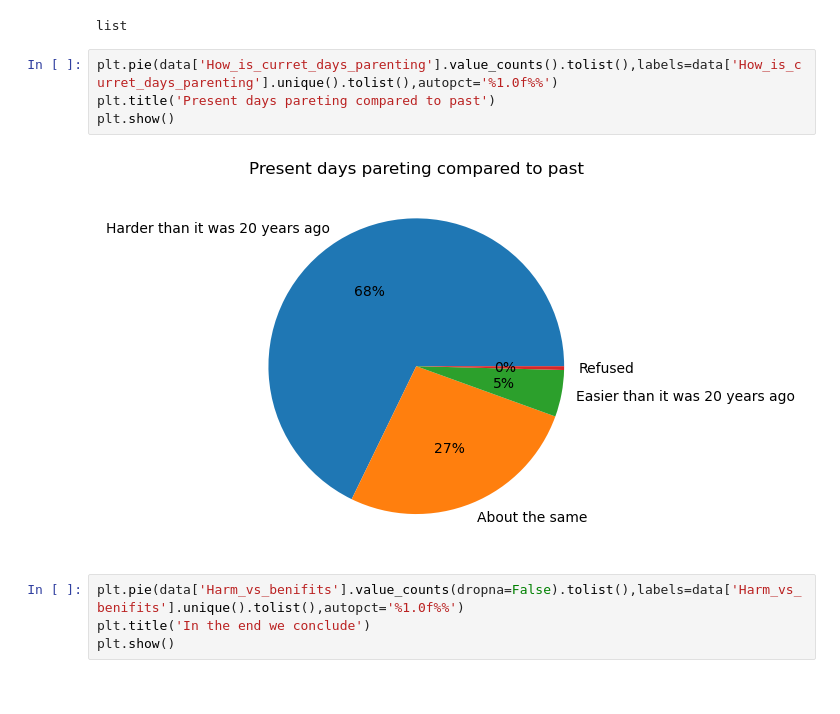
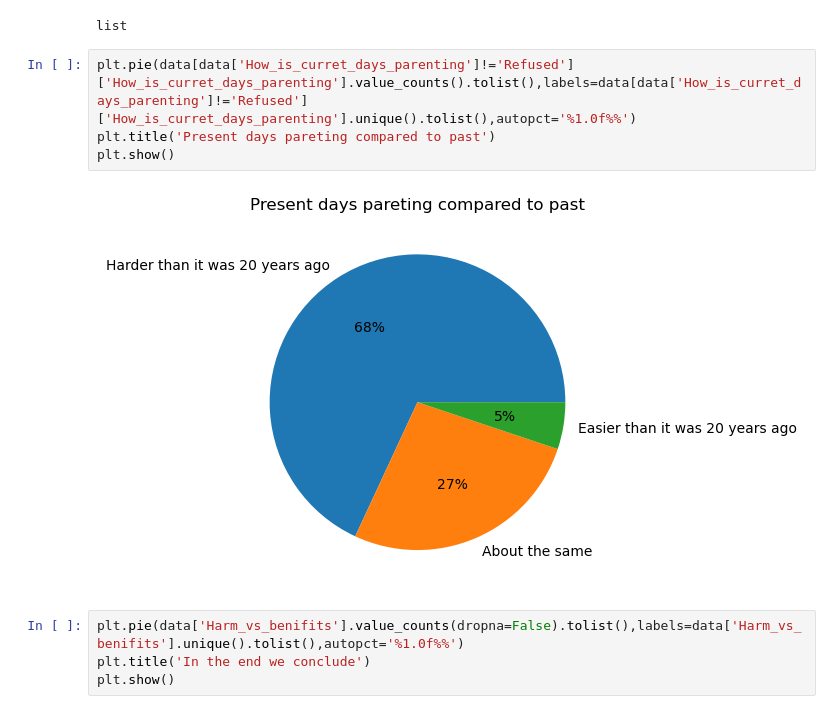
Before and after one commit to tyz-sd/Parenting-children-in-the-age-of-screens, a Jupyter notebook: Initial_visualizations.ipynb, the cells around one changed output. Drawn from its saved outputs; the diff is of its cells as text.

Commit message:
Removed 0 from pie charts

```diff
--- a/Initial_visualizations.ipynb
+++ b/Initial_visualizations.ipynb
@@ -104,11 +100,11 @@ type(data['How_is_curret_days_parenting'].value_counts().tolist())
 # %% [output]
 list
 # %%
-plt.pie(data['How_is_curret_days_parenting'].value_counts().tolist(),labels=data['How_is_curret_days_parenting'].unique().tolist(),autopct='%1.0f%%')
+plt.pie(data[data['How_is_curret_days_parenting']!='Refused']['How_is_curret_days_parenting'].value_counts().tolist(),labels=data[data['How_is_curret_days_parenting']!='Refused']['How_is_curret_days_parenting'].unique().tolist(),autopct='%1.0f%%')
 plt.title('Present days pareting compared to past')
 plt.show()
 # %% [output]
-[figure, old version]
+[figure, new version]
 # %%
 plt.pie(data['Harm_vs_benifits'].value_counts(dropna=False).tolist(),labels=data['Harm_vs_benifits'].unique().tolist(),autopct='%1.0f%%')
 plt.title('In the end we conclude')
```
Also changed, not shown: parts of 15 cells of this notebook, 2 other files.
